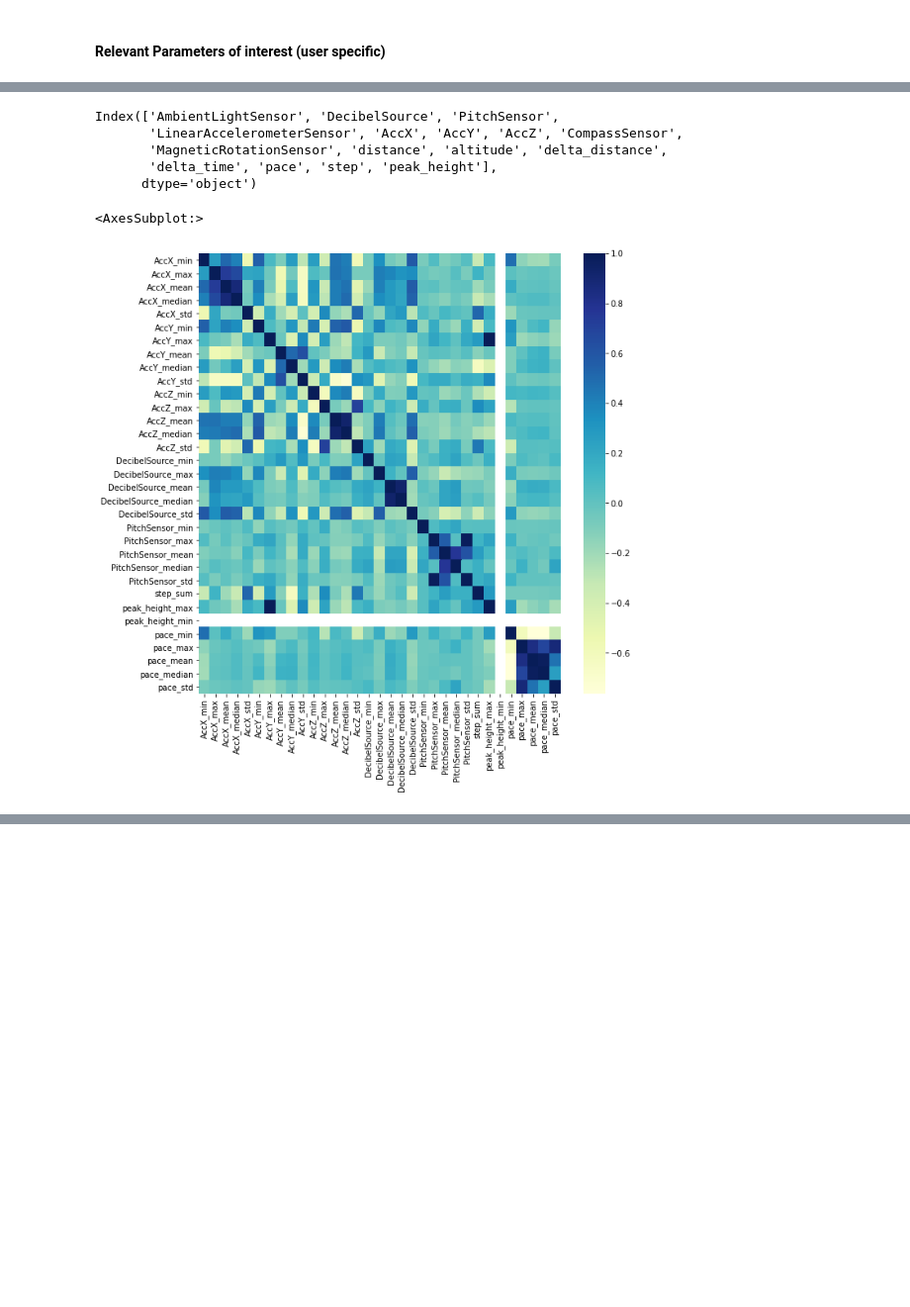
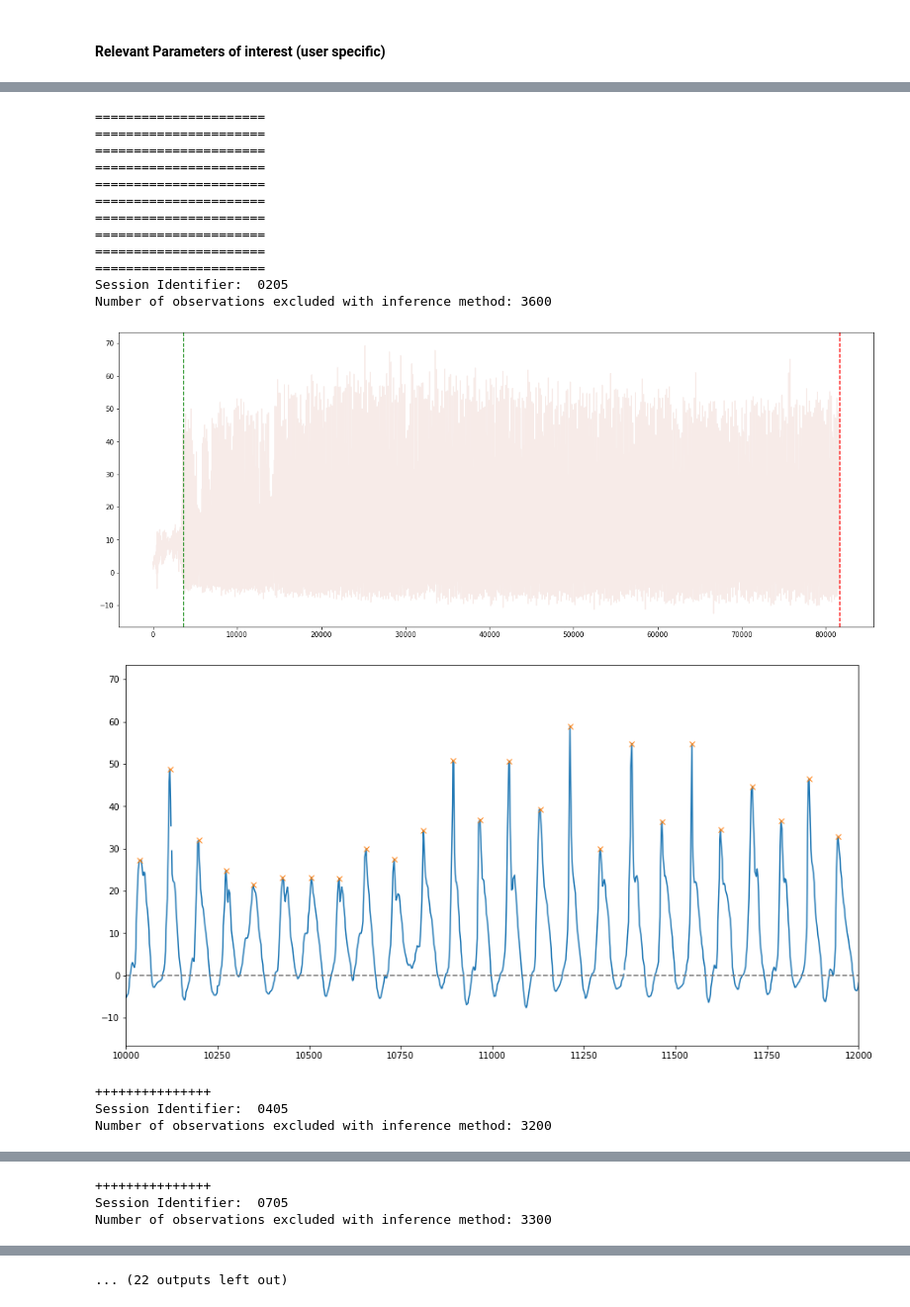
Before and after one commit to martinabetti-97/brutti_lovers-3, a Jupyter notebook: Final_Project/code/Step Function Generator.ipynb, the cells around one changed output, grey strips where cells are left out. Shown at 99% size. Saved outputs shown, nothing was run; the diff lists cells and outputs as text; code cells hidden in the pictures; blank space fills up the shorter version.

Commit message:
Finish generating the data and start including models to predict steps

```diff
--- a/Final_Project/code/Step Function Generator.ipynb
+++ b/Final_Project/code/Step Function Generator.ipynb
@@ -99,7 +99,9 @@ def session_start(data, method='inference', value=None):
 
     return df
 # %%
-def generate_full_time_series_AJ(path, file_identifier='Run_', plot=None, google_files=file_names, period=1):
+def generate_full_time_series_AJ(path, file_identifier='Run_', plot=None, google_files=file_names, period=1,
+                                 independence_df=False, distance=distance_vec, feature='AccY', plot_check=[1000,1500],
+                                 step_per_peak=1, history=2, time_interval='5S'):
 
     """
     We have decided to generate a full time series as dataset (i.e. put all the sessions together, making several
@@ -107,25 +109,32 @@ def generate_full_time_series_AJ(path, file_identifier='Run_', plot=None, google
     of the csv files and then merge everything together
     :param path: (str) Folder in which csv files can be found
     :param file_identifier: (str) Identifier of each csv file
+    :param period: Number of periods between pace run
+    :param independence_df: If true we will generate dataframes assuming independence
+    :param distance: Used only for the step function detector
+    :param feature: Used only for the step function detector
+    :param plot_check: Used only for the step function detector
+    :param history: How much back do we want to go to remove independence?
+    :param time_interval: Aggregation time interval
     """
     session_files =  [i for i in os.listdir(path) if re.search(file_identifier, i)]
     full_df = pd.DataFrame()
 
     google_df = load_tcx(google_files)
-
+    j=0
     for session in session_files:
-
+        print('Session Identifier: ', re.findall('\d+', session)[0])
         df = pd.read_csv(path + session)
         df['timestamp'] = df.apply(lambda x: datetime.fromtimestamp(x['timestamp'] / 1000).strftime('%Y-%m-%d %H:%M:%S.%f')[:-3] ,axis=1)
         df['timestamp'] = pd.to_datetime(df['timestamp'])
         df = df.set_index('timestamp')
         df_missing = missing_data_treatment(df, method='interpolation')
         df_start = session_start(df_missing, method='inference',value=None)
-        print(re.findall('\d+', session)[0])
-        print('Session Start: ' + str(min(df_start.index)))
-        print('Session End: ' + str(max(df_start.index)))
+        #print('Session Start: ' + str(min(df_start.index)))
+        #print('Session End: ' + str(max(df_start.index)))
         reduce_tcx_df = google_df[(google_df.timestamp > str(min(df_start.index))) &
                                   (google_df.timestamp < str(max(df_start.index)))].set_index('timestamp')
+
 
         #return reduce_tcx_df, df_start
         # Intermediate step to remove google data duplicates for distance and altitude seperately
@@ -153,9 +162,16 @@ def generate_full_time_series_AJ(path, file_identifier='Run_', plot=None, google
         df_final = df_final[period:]
         df_final['pace']=(df_final.delta_distance/1000)/(df_final.delta_time/3600)
 
+        if independence_df:
+            df_peaks = identify_peaks(df_final, feature=feature, plot_check=plot_check, distance=distance_vec[j],
+                                      step_per_peak=step_per_peak)
+            df_agg = df_aggregation(df_peaks, time_interval=time_interval, history=2)
+            df_agg.dropna(inplace=True)
+            full_df = pd.concat([full_df, df_agg])
+        else:
+            full_df = pd.concat([full_df, df_final])
         print('+++++++++++++++')
-        full_df = pd.concat([full_df, df_final])
-
+        j+=1
 
     print('Finished pre-processing individual time series')
     full_df.sort_values(by='timestamp', inplace=True)
@@ -368,15 +286,27 @@ ind_df
-# %%
-run9_peaks.columns
-# %% [output]
-Index(['AmbientLightSensor', 'DecibelSource', 'PitchSensor',
-       'LinearAccelerometerSensor', 'AccX', 'AccY', 'AccZ', 'CompassSensor',
-       'MagneticRotationSensor', 'distance', 'altitude', 'delta_distance',
-       'delta_time', 'pace', 'step', 'peak_height'],
-      dtype='object')
-# %%
-import seaborn as sns
-plt.figure(figsize=(10,10))
-sns.heatmap(ind_df.corr(), cmap="YlGnBu")
-# %% [output]
-<AxesSubplot:>
-[figure, removed]
+# %%
+distance_vec = [50]*11
+# %%
+pd.set_option('mode.chained_assignment', None)
+
+full = generate_full_time_series_AJ('../Data/Juan/Run/', #file_identifier='Run_2404',
+                                    plot=False, google_files=file_names, period=1,
+                                    independence_df=True, distance=distance_vec, feature='AccY',
+                                    plot_check=[10000,12000], history=2, step_per_peak=1)
+# %% [output]
+======================
+======================
+======================
+======================
+======================
+======================
+======================
+======================
+======================
+======================
+Session Identifier:  0205
+Number of observations excluded with inference method: 3600
+[figure, added]
+[figure, added]
++++++++++++++++
+Session Identifier:  0405
+Number of observations excluded with inference method: 3200
@@ -382,0 +315,3 @@ sns.heatmap(ind_df.corr(), cmap="YlGnBu")
++++++++++++++++
+Session Identifier:  0705
+Number of observations excluded with inference method: 3300
@@ -382,0 +325 @@ sns.heatmap(ind_df.corr(), cmap="YlGnBu")
+... (22 outputs left out)
```
Also changed, not shown: parts of 23 cells of this notebook.
